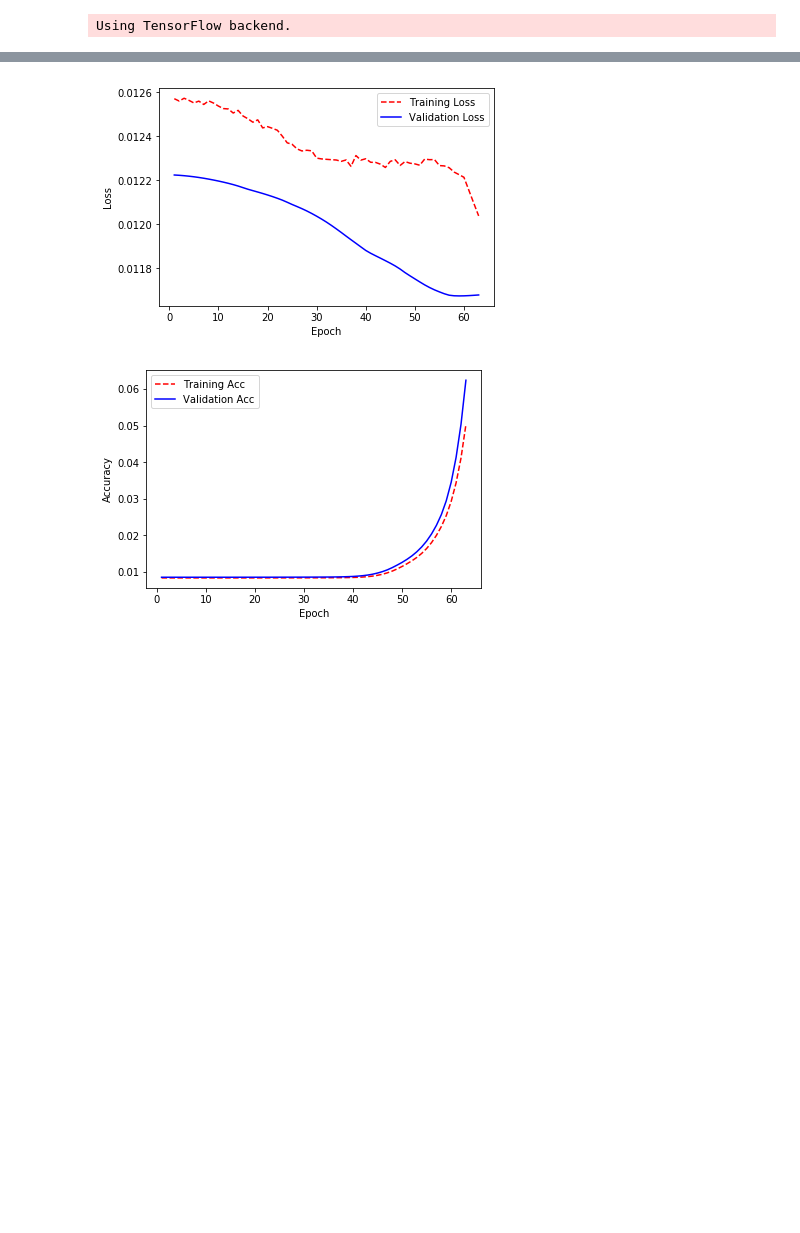
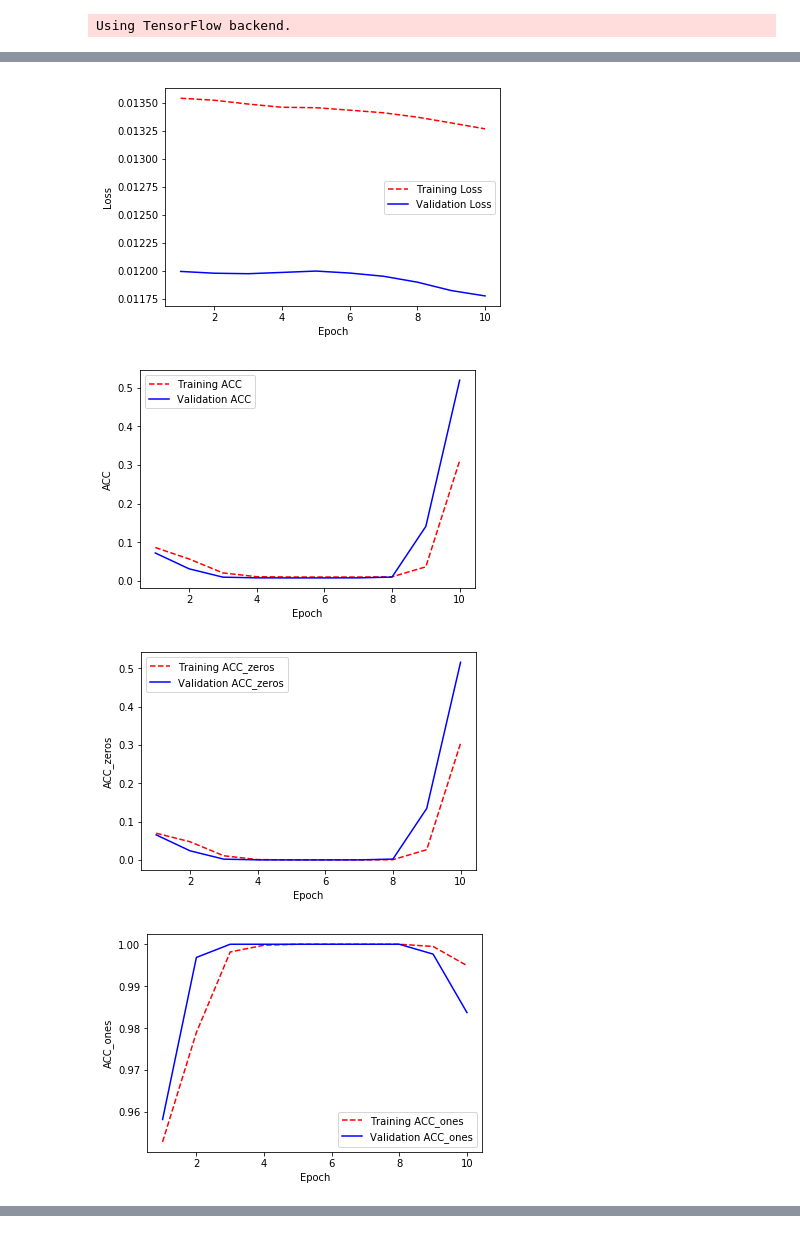
Before and after one commit to matthiasware/bio-unet, a Jupyter notebook: train.ipynb, the cells around one changed output, grey strips where cells are left out. Drawn from its saved outputs; the diff is of its cells as text; code cells hidden in the pictures; blank space fills up the shorter version.

```diff
--- a/train.ipynb
+++ b/train.ipynb
@@ -46,4 +50,6 @@ print("Total: ", n_total)
 print("1/T:   ", weights_zero)
 print("0/T:   ", weights_ones)
 print("n0 * w0 : n1 * w1 = {} : {}".format(n_ones * weights_ones, n_zeros * weights_zero))
+weights_zero = 0.01
+weights_ones = 0.99
 # %% [output]
@@ -77,23 +83,31 @@ None
 # %%
 model.compile(loss=losses.make_bce_loss(weights_ones, weights_zero),
               optimizer=optimizers.SGD(lr=0.01, decay=1e-6, momentum=0.99, nesterov=True),
-              metrics=['accuracy'])
+              metrics=['accuracy',
+                       metrics.acc_custom,
+                       metrics.acc_zeros,
+                       metrics.acc_ones,
+                       metrics.mae_zeros,
+                       metrics.mae_ones,])
 callbacks = [
              EarlyStopping(monitor='val_loss',
-                           patience=4,
+                           patience=10,
                            verbose=1),
-             ModelCheckpoint(f_model,
+             ModelCheckpoint("loss_" + f_model,
                              monitor='val_loss',
                              save_best_only=True,
-                             verbose=1)]
+                             verbose=1),
+             ModelCheckpoint("acc_" + f_model,
+                             monitor='val_acc',
+                             save_best_only=True,
+                             verbose=True)]
 # %%
-#f_model = "model_04_23_2019_17_00_16.h5"
 if os.path.isfile(f_model) and True:
     model.load_weights(f_model)
 hist = model.fit(x=X_train,
                  y=Y_train,
-                 batch_size=len(files_train),
-                 epochs=100,
+                 batch_size=1,
+                 epochs=X_train.shape[0],
                  verbose=2, callbacks=callbacks,
                  validation_data=(X_valid, Y_valid))
 # %% [output]
@@ -116,0 +131,21 @@ Epoch 00063: early stopping
+# %%
+def plot(train, valid, metrics_name):
+    epoch_count = range(1, len(train) + 1)
+    plt.plot(epoch_count, train, "r--")
+    plt.plot(epoch_count, valid, "b-")
+    plt.legend(["Training " + metrics_name, "Validation " + metrics_name])
+    plt.xlabel('Epoch')
+    plt.ylabel(metrics_name)
+    plt.show()
+# %%
+plot(hist.history['loss'], hist.history['val_loss'], "Loss")
+plot(hist.history['acc'], hist.history['val_acc'], "ACC")
+plot(hist.history['acc_zeros'], hist.history['val_acc_zeros'], "ACC_zeros")
+plot(hist.history['acc_ones'], hist.history['val_acc_ones'], "ACC_ones")
+plot(hist.history['mae_zeros'], hist.history['val_mae_zeros'], "MAE_zeros")
+plot(hist.history['mae_ones'], hist.history['val_mae_ones'], "MAE_ones")
+# %% [output]
+[figure, added]
+[figure, added]
+[figure, added]
+[figure, added]
@@ -117,6 +154,5 @@ Epoch 00063: early stopping
 # %%
-training_loss = hist.history['loss']
-test_loss = hist.history['val_loss']
+
 training_acc = hist.history['acc']
 test_acc = hist.history['val_acc']
 
@@ -135,6 +171,3 @@ plt.legend(['Training Acc', 'Validation Acc'])
 plt.xlabel('Epoch')
 plt.ylabel('Accuracy')
 plt.show();
-# %% [output]
-[figure, removed]
-[figure, removed]
```
Also changed, not shown: parts of 9 cells of this notebook, 3 other files.
